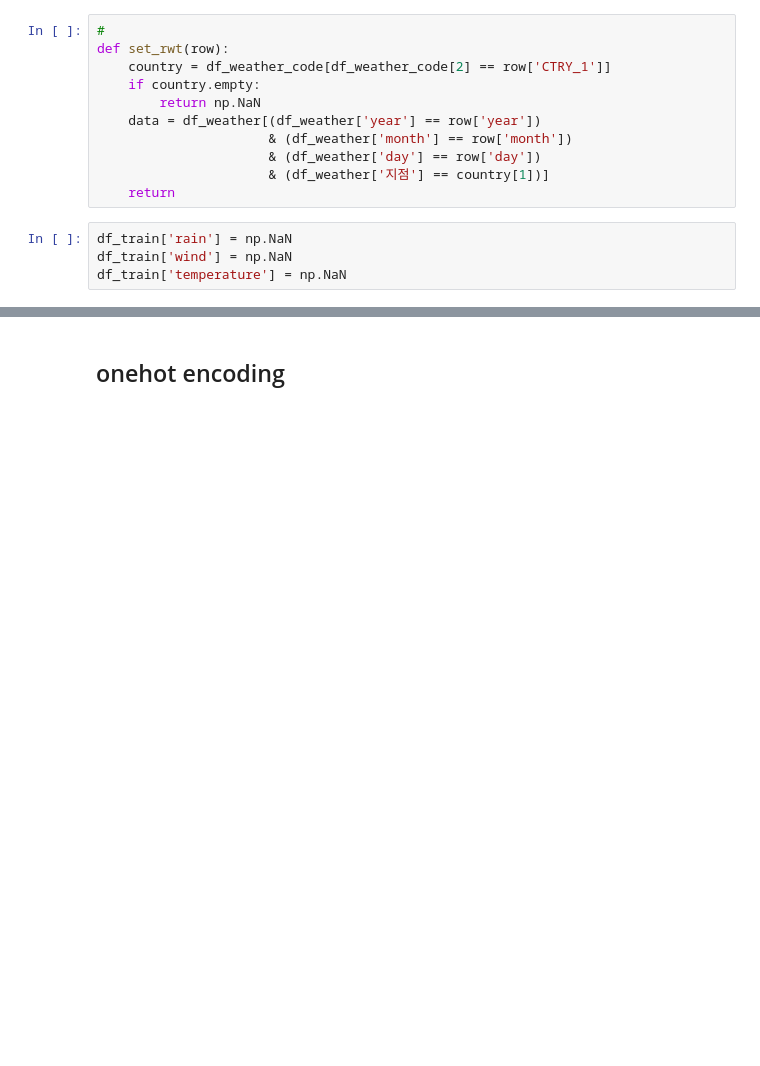
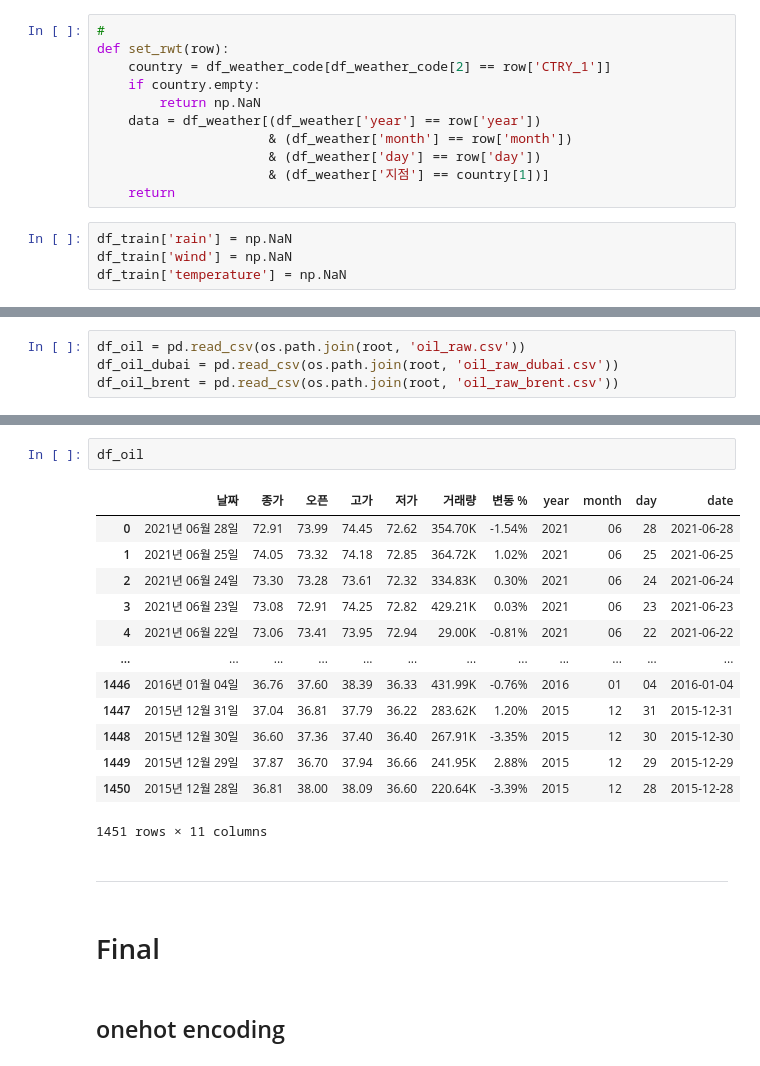
Before and after one commit to Yeony54/Project_Seafood_Import_Price_Prediction, a Jupyter notebook: 민서_Preprocessing.ipynb, the cells around one changed output, grey strips where cells are left out. Saved outputs shown, nothing was run; the diff lists cells and outputs as text; blank space fills up the shorter version.

```diff
--- a/민서_Preprocessing.ipynb
+++ b/민서_Preprocessing.ipynb
@@ -151,0 +178,4 @@ df_salinity = pd.read_csv(os.path.join(root, ''))
+# %%
+df_oil = pd.read_csv(os.path.join(root, 'oil_raw.csv'))
+df_oil_dubai = pd.read_csv(os.path.join(root, 'oil_raw_dubai.csv'))
+df_oil_brent = pd.read_csv(os.path.join(root, 'oil_raw_brent.csv'))
@@ -152,3 +222,23 @@ df_salinity = pd.read_csv(os.path.join(root, ''))
+# %%
+df_oil
+# %% [output]
+|  | 날짜 | 종가 | 오픈 | 고가 | 저가 | 거래량 | 변동 % | year | month | day | date |
+| 0 | 2021년 06월 28일 | 72.91 | 73.99 | 74.45 | 72.62 | 354.70K | -1.54% | 2021 | 06 | 28 | 2021-06-28 |
+| 1 | 2021년 06월 25일 | 74.05 | 73.32 | 74.18 | 72.85 | 364.72K | 1.02% | 2021 | 06 | 25 | 2021-06-25 |
+| 2 | 2021년 06월 24일 | 73.30 | 73.28 | 73.61 | 72.32 | 334.83K | 0.30% | 2021 | 06 | 24 | 2021-06-24 |
+| 3 | 2021년 06월 23일 | 73.08 | 72.91 | 74.25 | 72.82 | 429.21K | 0.03% | 2021 | 06 | 23 | 2021-06-23 |
+| 4 | 2021년 06월 22일 | 73.06 | 73.41 | 73.95 | 72.94 | 29.00K | -0.81% | 2021 | 06 | 22 | 2021-06-22 |
+| ... | ... | ... | ... | ... | ... | ... | ... | ... | ... | ... | ... |
+| 1446 | 2016년 01월 04일 | 36.76 | 37.60 | 38.39 | 36.33 | 431.99K | -0.76% | 2016 | 01 | 04 | 2016-01-04 |
+| 1447 | 2015년 12월 31일 | 37.04 | 36.81 | 37.79 | 36.22 | 283.62K | 1.20% | 2015 | 12 | 31 | 2015-12-31 |
+| 1448 | 2015년 12월 30일 | 36.60 | 37.36 | 37.40 | 36.40 | 267.91K | -3.35% | 2015 | 12 | 30 | 2015-12-30 |
+| 1449 | 2015년 12월 29일 | 37.87 | 36.70 | 37.94 | 36.66 | 241.95K | 2.88% | 2015 | 12 | 29 | 2015-12-29 |
+| 1450 | 2015년 12월 28일 | 36.81 | 38.00 | 38.09 | 36.60 | 220.64K | -3.39% | 2015 | 12 | 28 | 2015-12-28 |
+1451 rows × 11 columns
+# %% [markdown]
+---
+# %% [markdown]
+# Final
 # %% [markdown]
 ## onehot encoding
 # %%
```
Also changed, not shown: parts of 39 cells of this notebook, 38 other files.
